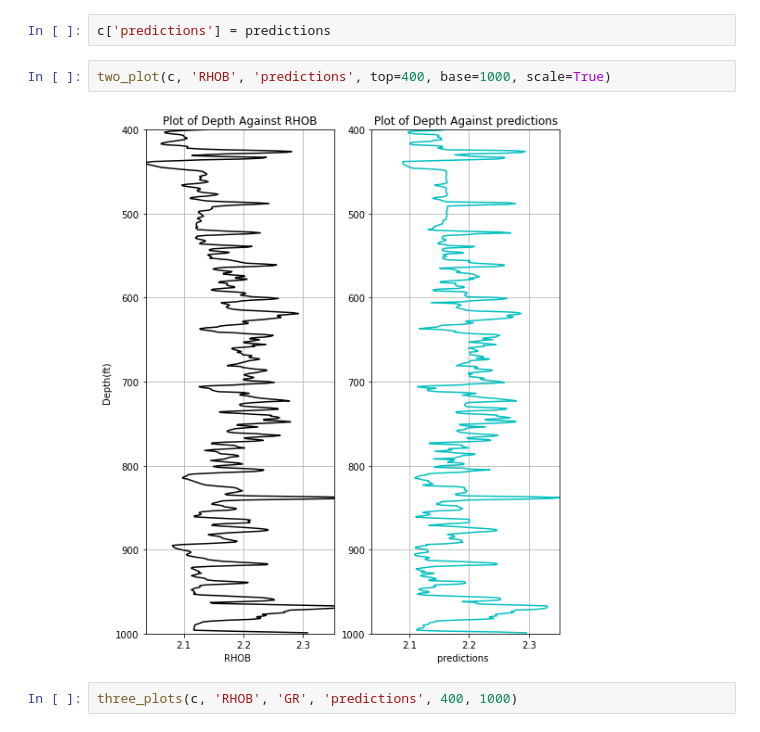
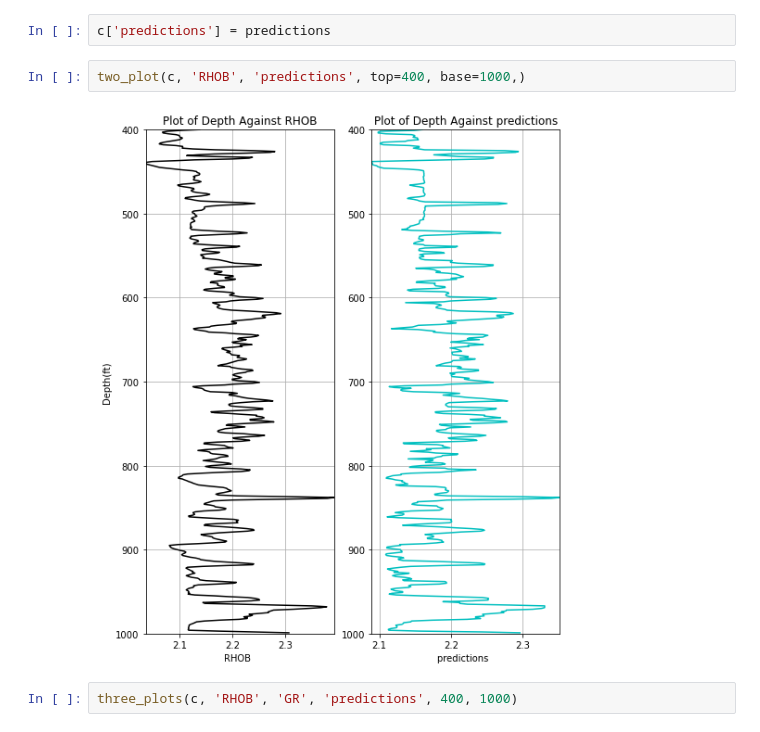
Before and after one commit to olawaleibrahim/petroeval, a Jupyter notebook: petroeval/Tutorial_ML.ipynb, the cells around one changed output. Saved outputs shown, nothing was run; the diff lists cells and outputs as text.

```diff
--- a/petroeval/Tutorial_ML.ipynb
+++ b/petroeval/Tutorial_ML.ipynb
@@ -61,9 +61,9 @@ mean_squared_error(a1.RHOB, predictions) ** 0.5
 # %%
 c['predictions'] = predictions
 # %%
-two_plot(c, 'RHOB', 'predictions', top=400, base=1000, scale=True)
+two_plot(c, 'RHOB', 'predictions', top=400, base=1000,)
 # %% [output]
-[figure, old version]
+[figure, new version]
 # %%
 three_plots(c, 'RHOB', 'GR', 'predictions', 400, 1000)
 # %% [output]
```
Also changed, not shown: parts of 5 cells of this notebook, 2 other files.
